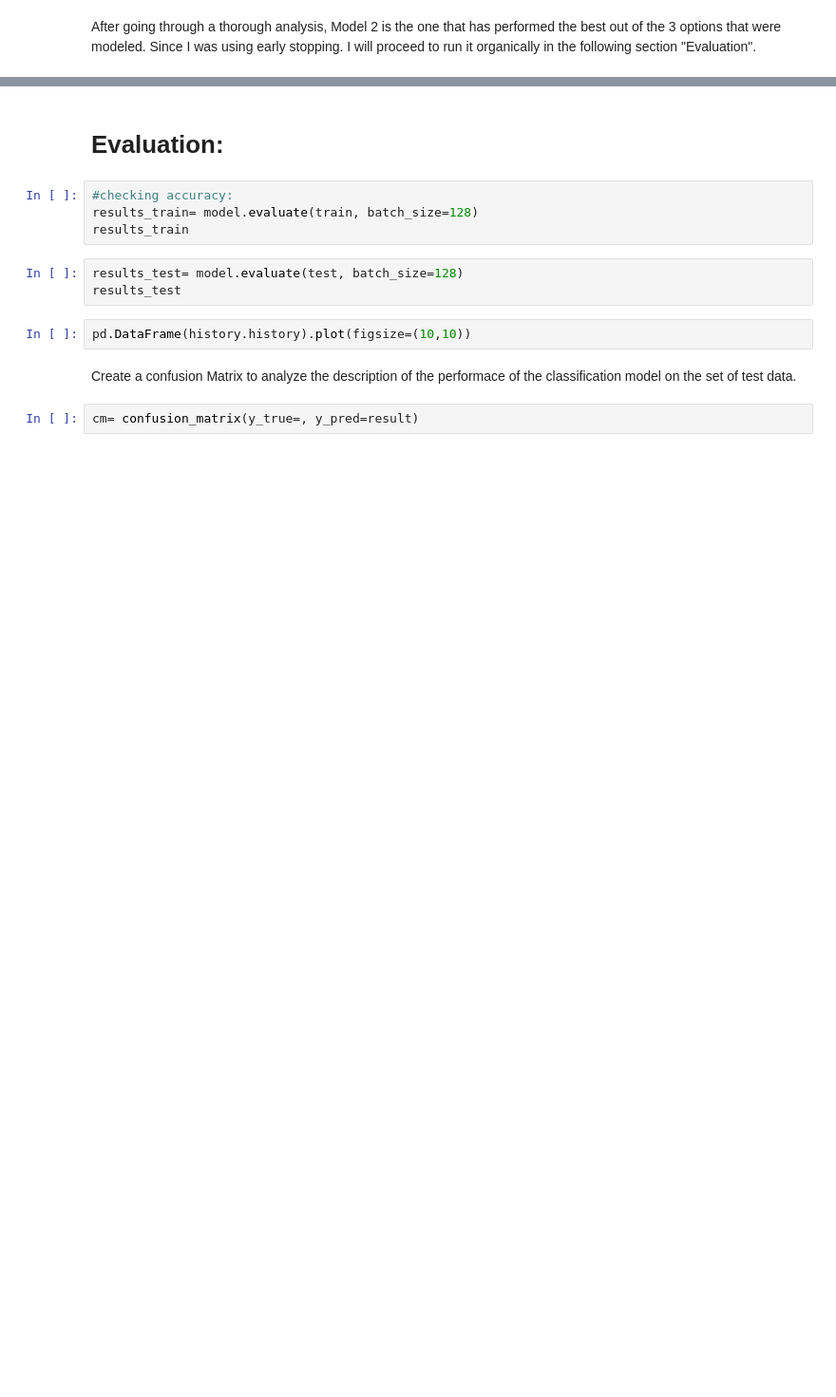
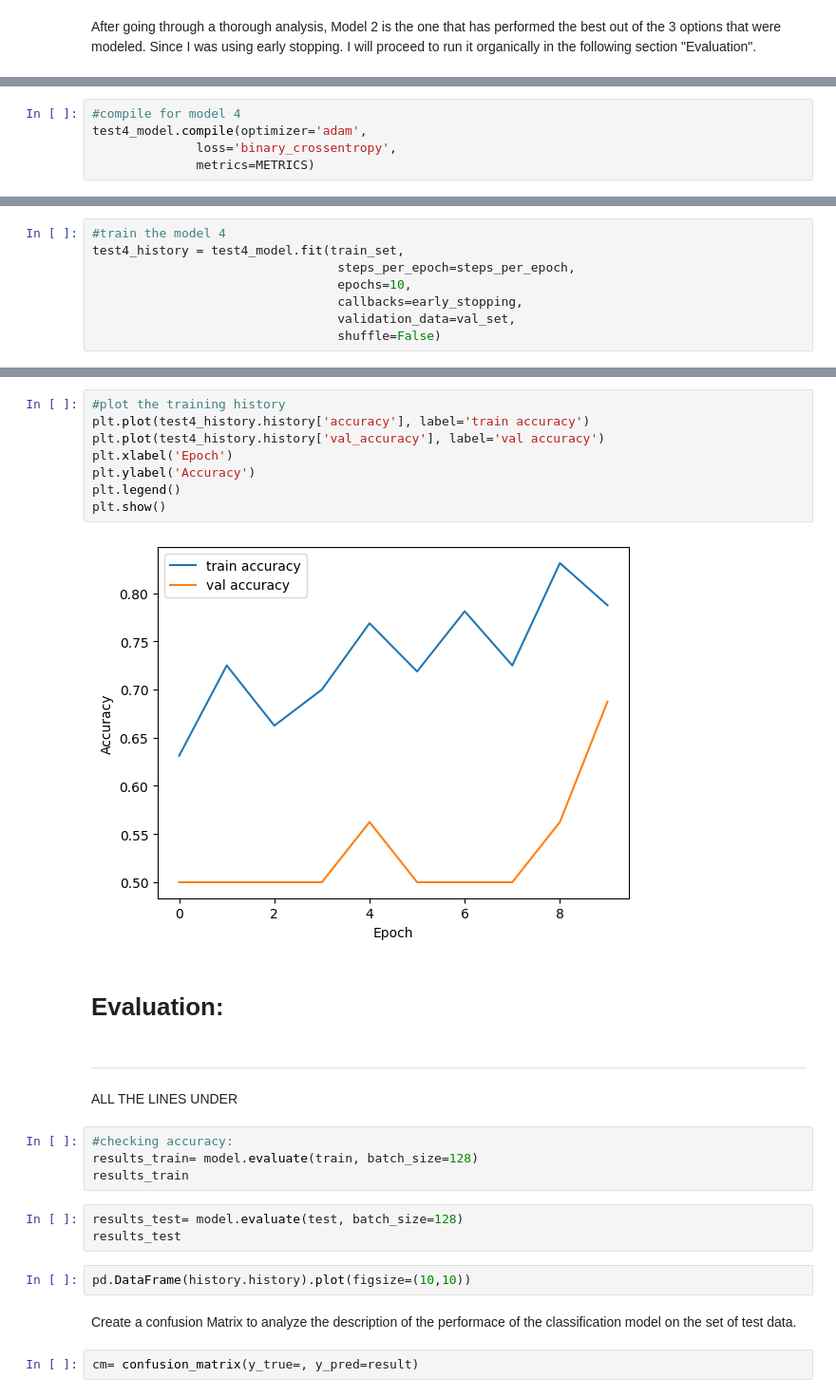
Before and after one commit to aramirezfr/Aircraft-Acquisition-Proposal, a Jupyter notebook: CNN_Pneumonia_Classifier.ipynb, the cells around one changed output, grey strips where cells are left out. Shown at 95% size. Drawn from its saved outputs; the diff is of its cells as text; blank space fills up the shorter version.

```diff
--- a/CNN_Pneumonia_Classifier.ipynb
+++ b/CNN_Pneumonia_Classifier.ipynb
@@ -502,0 +836,5 @@ After going through a thorough analysis, Model 2 is the one that has performed t
+# %%
+#compile for model 4
+test4_model.compile(optimizer='adam',
+              loss='binary_crossentropy',
+              metrics=METRICS)
@@ -502,0 +866,8 @@ After going through a thorough analysis, Model 2 is the one that has performed t
+# %%
+#train the model 4
+test4_history = test4_model.fit(train_set,
+                                 steps_per_epoch=steps_per_epoch,
+                                 epochs=10,
+                                 callbacks=early_stopping,
+                                 validation_data=val_set,
+                                 shuffle=False)
@@ -503,5 +913,19 @@ After going through a thorough analysis, Model 2 is the one that has performed t
+# %%
+#plot the training history
+plt.plot(test4_history.history['accuracy'], label='train accuracy')
+plt.plot(test4_history.history['val_accuracy'], label='val accuracy')
+plt.xlabel('Epoch')
+plt.ylabel('Accuracy')
+plt.legend()
+plt.show()
+# %% [output]
+[figure, added]
 # %% [markdown]
 # Evaluation:
+# %% [markdown]
+----------------------
+# %% [markdown]
+ALL THE LINES UNDER
 # %%
 #checking accuracy:
 results_train= model.evaluate(train, batch_size=128)
```
Also changed, not shown: parts of 52 cells of this notebook.
